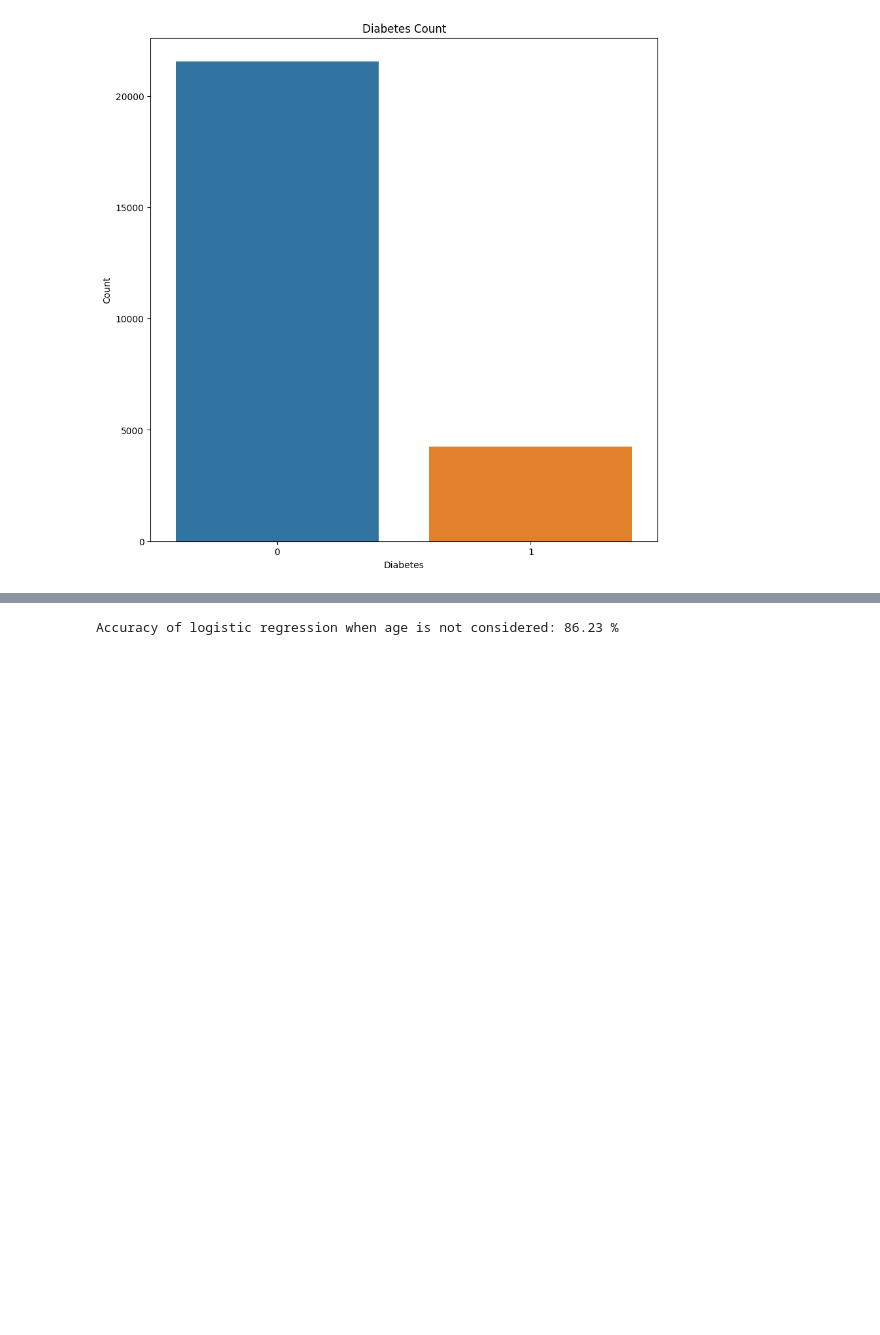
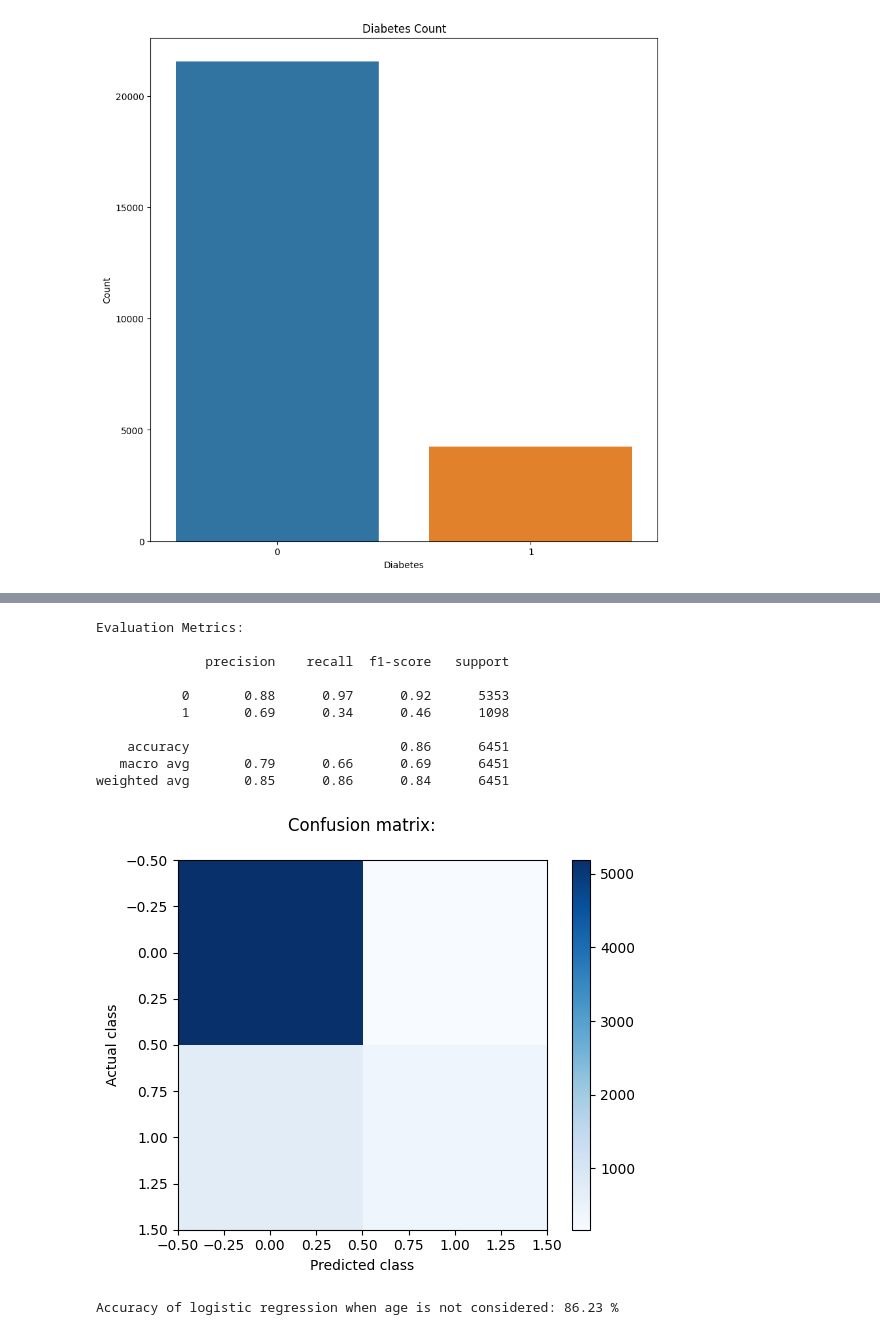
Before and after one commit to pdpavandesai/MergingDiabetesData, a Jupyter notebook: ModelBuilding_WithoutClinicalFeatures.ipynb, the cells around one changed output, grey strips where cells are left out. Saved outputs shown, nothing was run; the diff lists cells and outputs as text; code cells hidden in the pictures; blank space fills up the shorter version.

```diff
--- a/ModelBuilding_WithoutClinicalFeatures.ipynb
+++ b/ModelBuilding_WithoutClinicalFeatures.ipynb
@@ -180,13 +345,37 @@ X_train_lr, X_test_lr, y_train_lr, y_test_lr = train_test_split(fmds_copy.drop('
 # %%
 X_train_lr, X_test_lr, y_train_lr, y_test_lr = train_test_split(fmds_copy.drop('Diabetes', axis=1), fmds_copy['Diabetes'], test_size=0.25, random_state=42)
 model_lr = LogisticRegression()
 model_lr.fit(X_train_lr, y_train_lr)
 y_pred_lr = model_lr.predict(X_test_lr)
 accuracy = accuracy_score(y_test_lr, y_pred_lr)
 accuracy = round(accuracy*100,2)
+
+print('Evaluation Metrics:\n')
+print(classification_report(y_test_lr, y_pred_lr))
+
+confusion_mat = confusion_matrix(y_test_lr, y_pred_lr)
+
+# Plot the confusion matrix
+plt.imshow(confusion_mat, cmap='Blues', interpolation='nearest')
+plt.xlabel('Predicted class')
+plt.ylabel('Actual class')
+plt.colorbar()
+plt.title('Confusion matrix:\n')
+plt.show()
 print('Accuracy of logistic regression when age is not considered:', accuracy,'%')
 # %% [output]
-Accuracy of logistic regression when age is not considered: 86.23 %
+Evaluation Metrics:
+
+              precision    recall  f1-score   support
+
+           0       0.88      0.97      0.92      5353
+           1       0.69      0.34      0.46      1098
+
+    accuracy                           0.86      6451
+   macro avg       0.79      0.66      0.69      6451
+weighted avg       0.85      0.86      0.84      6451
+[figure, added]
+Accuracy of logistic regression when age is not considered: 86.23 %
 # %%
 # Splitting data into training & testing data
 X_train_svm, X_test_svm, y_train_svm, y_test_svm = train_test_split(fmds_copy.drop('Diabetes', axis=1), fmds_copy['Diabetes'], test_size=0.25, random_state=42)
```
Also changed, not shown: parts of 4 cells of this notebook.
